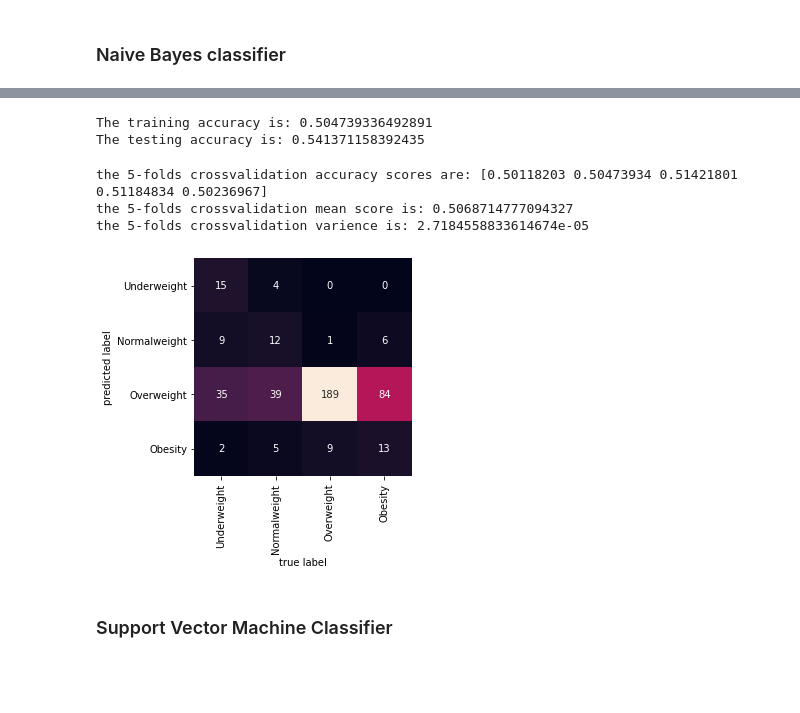
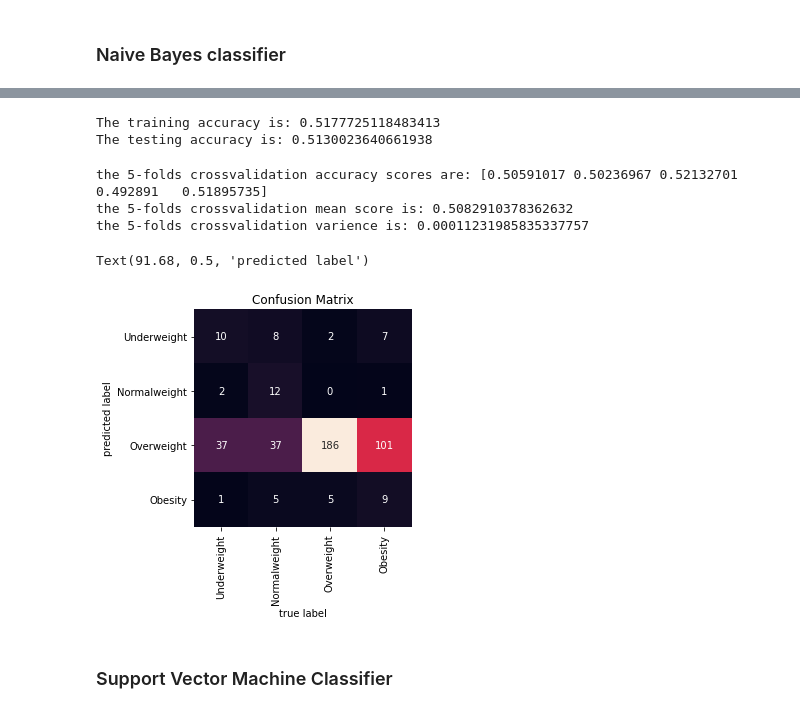
Before and after one commit to icesupakorn/Learning-from-data, a Jupyter notebook: Obesity_risk_factors_classification.ipynb, the cells around one changed output, grey strips where cells are left out. Drawn from its saved outputs; the diff is of its cells as text; code cells hidden in the pictures; blank space fills up the shorter version.

```diff
--- a/Obesity_risk_factors_classification.ipynb
+++ b/Obesity_risk_factors_classification.ipynb
@@ -169,3 +169,24 @@ Name: NObeyesdad, dtype: object
 X_train, X_test, y_train, y_test = train_test_split(variables, classes, test_size=0.2, random_state=0)
 # %% [markdown]
 ### Naive Bayes classifier
+# %%
+# mapping out the effect of parameters to accuracy
+training_accuracy = []
+testing_accuracy = []
+alphas = [0.01, 1, 2, 3, 4, 5, 6, 7, 8, 9, 10]
+for i in alphas:
+    classifier = naive_bayes.MultinomialNB(alpha=i)
+    classifier.fit(X_train, y_train)
+    training_accuracy.append(accuracy_score(y_train,
+                                            classifier.predict(X_train)))
+    testing_accuracy.append(accuracy_score(y_test,
+                                           classifier.predict(X_test)))
+plt.figure()
+plt.plot(alphas, training_accuracy, label='training accuracy')
+plt.plot(alphas, testing_accuracy,
+             label='testing accuracy')
+plt.title('Testing Accuracy by Parameter')
+plt.xlabel('alpha')
+plt.ylabel('accuracy')
+plt.legend()
+plt.grid()
@@ -172,6 +195,6 @@ X_train, X_test, y_train, y_test = train_test_split(variables, classes, test_siz
 # %%
 #creating a classifier
-nb_classifier = naive_bayes.MultinomialNB()
+nb_classifier = naive_bayes.MultinomialNB(alpha=1)
 # %%
 #training the model
 nb_classifier.fit(X_train, y_train)
@@ -191,8 +214,8 @@ nb_test_acc = accuracy_score(y_test, nb_y_test)
 print('The training accuracy is:', nb_train_acc)
 print('The testing accuracy is:', nb_test_acc)
 # %% [output]
-The training accuracy is: 0.504739336492891
-The testing accuracy is: 0.541371158392435
+The training accuracy is: 0.5177725118483413
+The testing accuracy is: 0.5130023640661938
 # %%
 # 5-folds crossvalidation
 nb_5_folds = cross_val_score(nb_classifier, variables, classes, cv=5)
@@ -202,18 +225,20 @@ print('the 5-folds crossvalidation accuracy scores are:', nb_5_folds)
 print('the 5-folds crossvalidation mean score is:', nb_5_folds_mean)
 print('the 5-folds crossvalidation varience is:', nb_5_folds_var)
 # %% [output]
-the 5-folds crossvalidation accuracy scores are: [0.50118203 0.50473934 0.51421801 0.51184834 0.50236967]
-the 5-folds crossvalidation mean score is: 0.5068714777094327
-the 5-folds crossvalidation varience is: 2.7184558833614674e-05
+the 5-folds crossvalidation accuracy scores are: [0.50591017 0.50236967 0.52132701 0.492891   0.51895735]
+the 5-folds crossvalidation mean score is: 0.5082910378362632
+the 5-folds crossvalidation varience is: 0.00011231985835337757
 # %%
 # creating a confusion matrix
 nb_matrix = confusion_matrix(y_test,nb_y_test)
 labels = ['Underweight', 'Normalweight', 'Overweight', 'Obesity']
 sns.heatmap(nb_matrix.T, square=True, annot=True, fmt='d', cbar=False,
             xticklabels=labels, yticklabels=labels)
+plt.title('Confusion Matrix')
 plt.xlabel('true label')
-plt.ylabel('predicted label');
+plt.ylabel('predicted label')
 # %% [output]
+Text(91.68, 0.5, 'predicted label')
-[figure, old version]
+[figure, new version]
 # %% [markdown]
 ### Support Vector Machine Classifier
```
Also changed, not shown: parts of 26 cells of this notebook.
